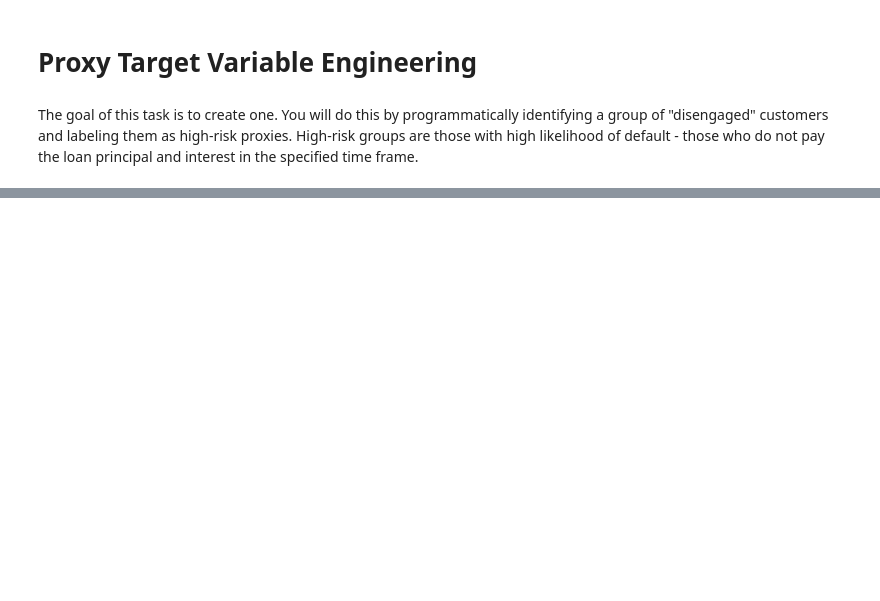
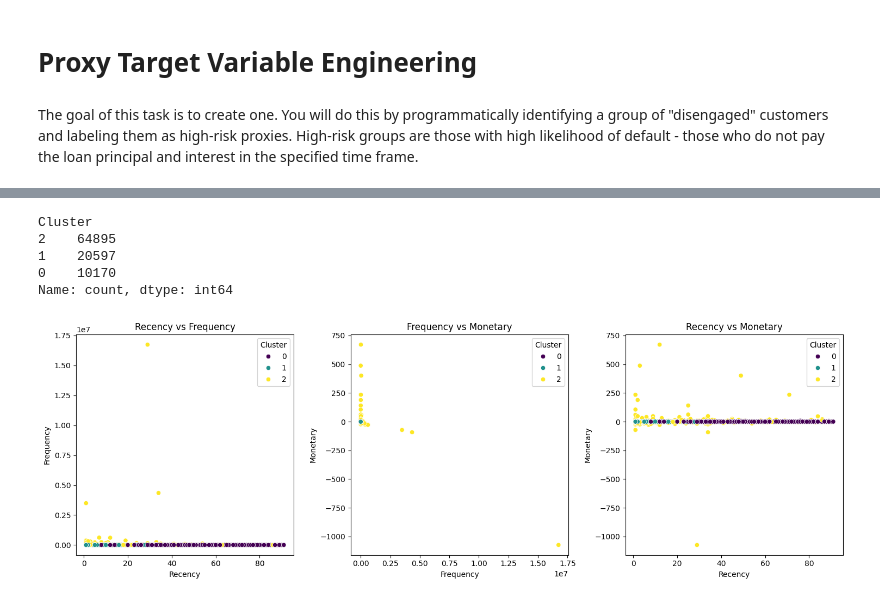
Before and after one commit to mubarek4566/credit-risk-model, a Jupyter notebook: notebooks/eda.ipynb, the cells around one changed output, grey strips where cells are left out. Drawn from its saved outputs; the diff is of its cells as text; code cells hidden in the pictures; blank space fills up the shorter version.

Commit message:
cluster and creates binary is_high_risk column

```diff
--- a/notebooks/eda.ipynb
+++ b/notebooks/eda.ipynb
@@ -392,0 +414,12 @@ rfms_scores.sort_values(by = 'No_Subscription', ascending=False)
+# %%
+clustered_df['Cluster'].value_counts()
+# %% [output]
+Cluster
+2    64895
+1    20597
+0    10170
+Name: count, dtype: int64
+# %%
+rfm_score.plot_rfm_clusters()
+# %% [output]
+[figure, added]
```
Also changed, not shown: parts of 29 cells of this notebook, 1 other file.
